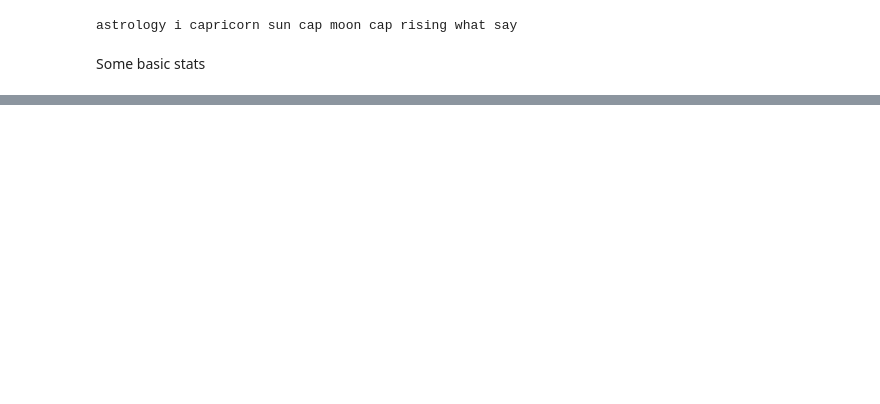
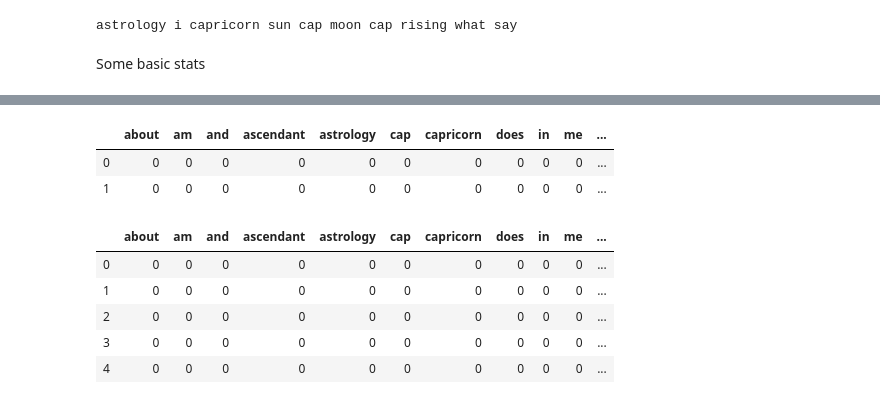
Before and after one commit to Galina-Blokh/quora-question-pair, a Jupyter notebook: notebooks/maria/mariias_local.ipynb, the cells around one changed output, grey strips where cells are left out. Saved outputs shown, nothing was run; the diff lists cells and outputs as text; code cells hidden in the pictures; blank space fills up the shorter version.

```diff
--- a/notebooks/maria/mariias_local.ipynb
+++ b/notebooks/maria/mariias_local.ipynb
@@ -133,2 +136,6 @@ df_clean.head()
+# %%
+resub = lambda q: re.sub("[^A-Za-z]", " ", q)
+df_clean['question1'] = df_clean.apply(lambda row: resub(row['question1']), axis=1)
+df_clean['question2'] = df_clean.apply(lambda row: resub(row['question2']), axis=1)
 # %%
 # 2nd way to clean
@@ -258,0 +273,10 @@ print(len(word_existence_in_corpus(df)))
+# %%
+# This is an example, will be later removed
+count_vectorizer = CountVectorizer()
+print(duplicates.question1[5], duplicates.question2[5])
+# Create the Bag-of-Words Model
+
+bag_of_words = count_vectorizer.fit_transform([duplicates.question1[5], duplicates.question2[5]])
+# Show the Bag-of-Words Model as a pandas DataFrame
+feature_names = count_vectorizer.get_feature_names()
+pd.DataFrame(bag_of_words.toarray(), columns = feature_names)
@@ -258,0 +288,19 @@ print(len(word_existence_in_corpus(df)))
+# %%
+pd.DataFrame(count_vectorizer.transform(['hi sun', 'moon rising asdf']).toarray(), columns = feature_names)
+# %% [output]
+|  | about | am | and | ascendant | astrology | cap | capricorn | does | in | me | ... |
+| 0 | 0 | 0 | 0 | 0 | 0 | 0 | 0 | 0 | 0 | 0 | ... |
+| 1 | 0 | 0 | 0 | 0 | 0 | 0 | 0 | 0 | 0 | 0 | ... |
+# %%
+dfhead5 = df_clean.head()
+dfhead5_bow = count_vectorizer.transform(dfhead5)
+dfhead5_cv = pd.DataFrame(dfhead5_bow.toarray(), columns = feature_names)
+dfhead5_cv['target'] = df_clean.is_duplicate
+dfhead5_cv
+# %% [output]
+|  | about | am | and | ascendant | astrology | cap | capricorn | does | in | me | ... |
+| 0 | 0 | 0 | 0 | 0 | 0 | 0 | 0 | 0 | 0 | 0 | ... |
+| 1 | 0 | 0 | 0 | 0 | 0 | 0 | 0 | 0 | 0 | 0 | ... |
+| 2 | 0 | 0 | 0 | 0 | 0 | 0 | 0 | 0 | 0 | 0 | ... |
+| 3 | 0 | 0 | 0 | 0 | 0 | 0 | 0 | 0 | 0 | 0 | ... |
+| 4 | 0 | 0 | 0 | 0 | 0 | 0 | 0 | 0 | 0 | 0 | ... |
```
Also changed, not shown: parts of 12 cells of this notebook, 1 other file.
